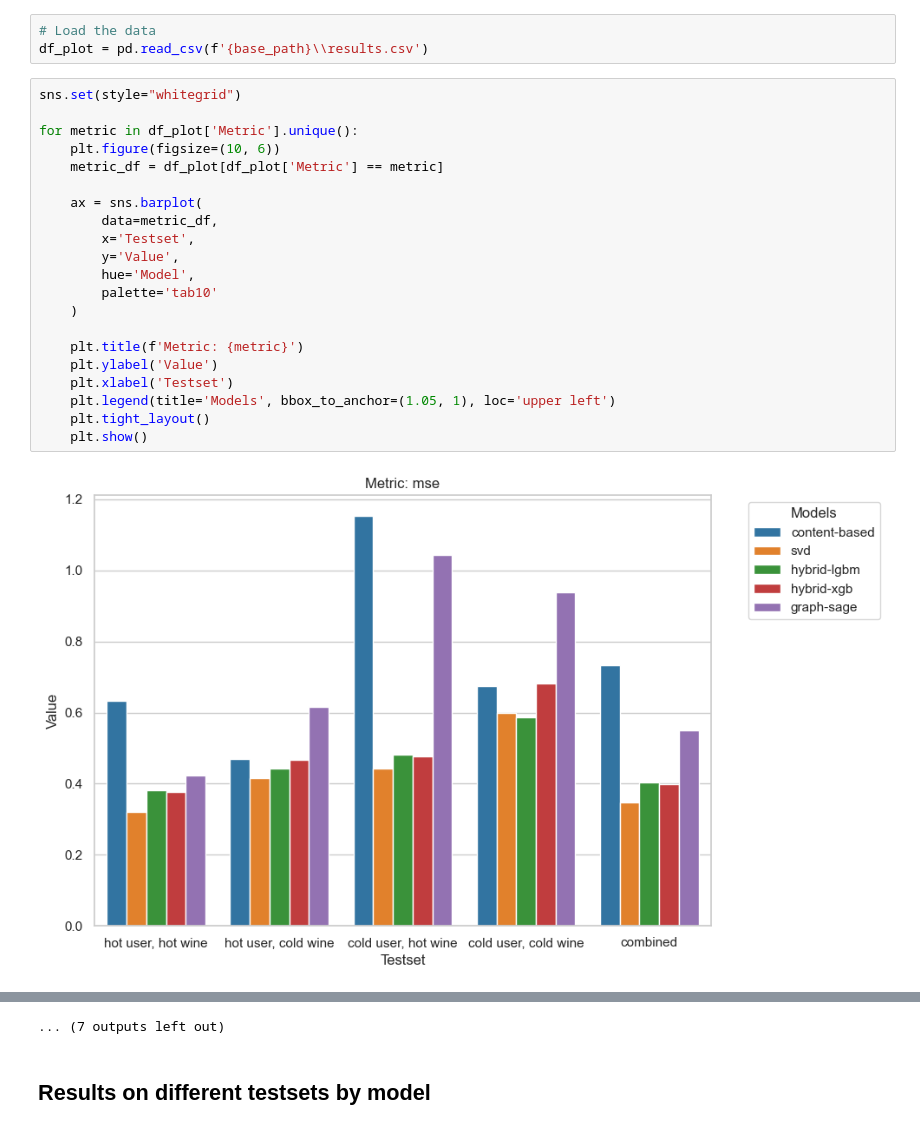
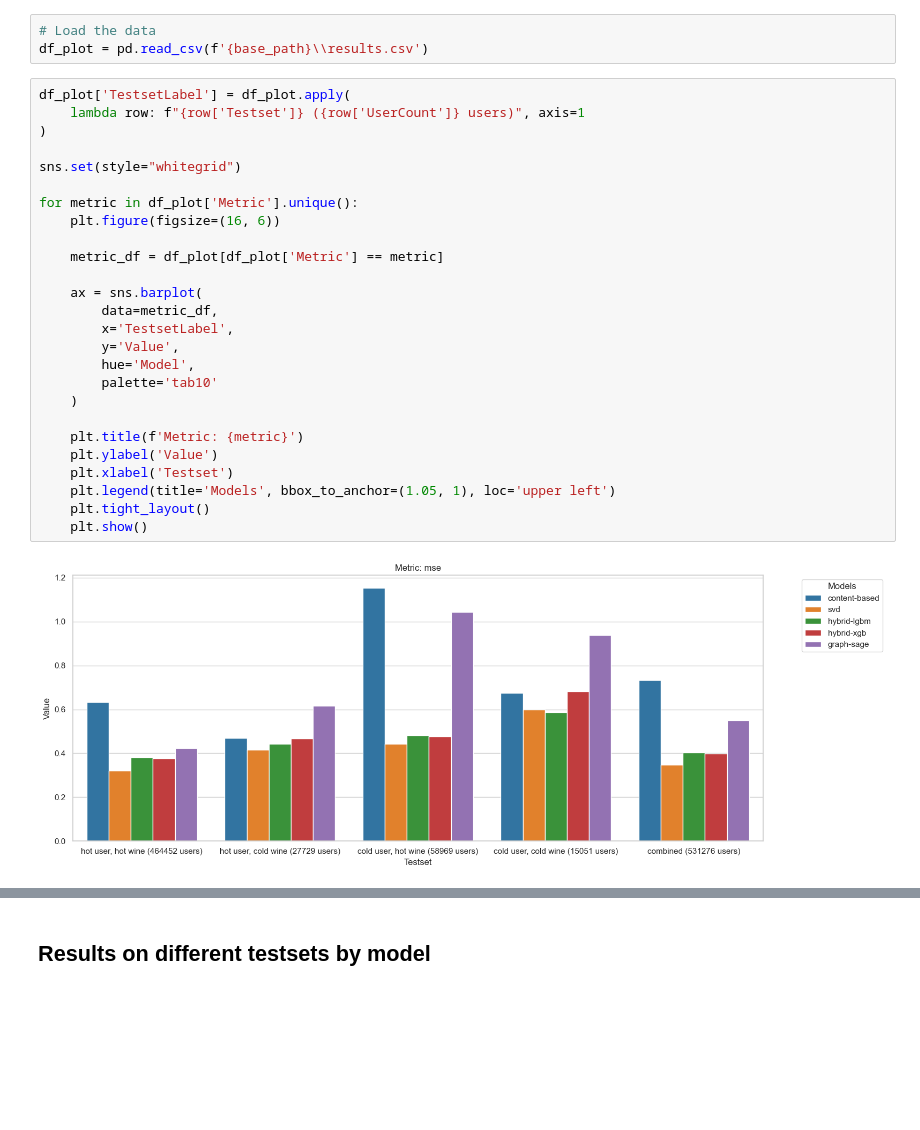
Before and after one commit to vincelemke99/Web-Mining, a Jupyter notebook: Evaluation/Metrics.ipynb, the cells around one changed output, grey strips where cells are left out. Drawn from its saved outputs; the diff is of its cells as text; blank space fills up the shorter version.

Commit message:
Fixed filtering bug. Added user counts to plot. Final results.

```diff
--- a/Evaluation/Metrics.ipynb
+++ b/Evaluation/Metrics.ipynb
@@ -333,25 +382,30 @@ df_results.to_csv(f'{base_path}\\results.csv', index=False)
 # Load the data
 df_plot = pd.read_csv(f'{base_path}\\results.csv')
 # %%
+df_plot['TestsetLabel'] = df_plot.apply(
+    lambda row: f"{row['Testset']} ({row['UserCount']} users)", axis=1
+)
+
 sns.set(style="whitegrid")
 
 for metric in df_plot['Metric'].unique():
-    plt.figure(figsize=(10, 6))
+    plt.figure(figsize=(16, 6))
+
     metric_df = df_plot[df_plot['Metric'] == metric]
 
     ax = sns.barplot(
         data=metric_df,
-        x='Testset',
+        x='TestsetLabel',
         y='Value',
         hue='Model',
         palette='tab10'
     )
 
     plt.title(f'Metric: {metric}')
     plt.ylabel('Value')
     plt.xlabel('Testset')
     plt.legend(title='Models', bbox_to_anchor=(1.05, 1), loc='upper left')
     plt.tight_layout()
     plt.show()
 # %% [output]
-[figure, old version]
+[figure, new version]
@@ -369,4 +422,3 @@ for metric in df_plot['Metric'].unique():
-... (7 outputs left out)
 # %% [markdown]
 ## Results on different testsets by model
 # %%
```
Also changed, not shown: parts of 5 cells of this notebook, 1 other file.
